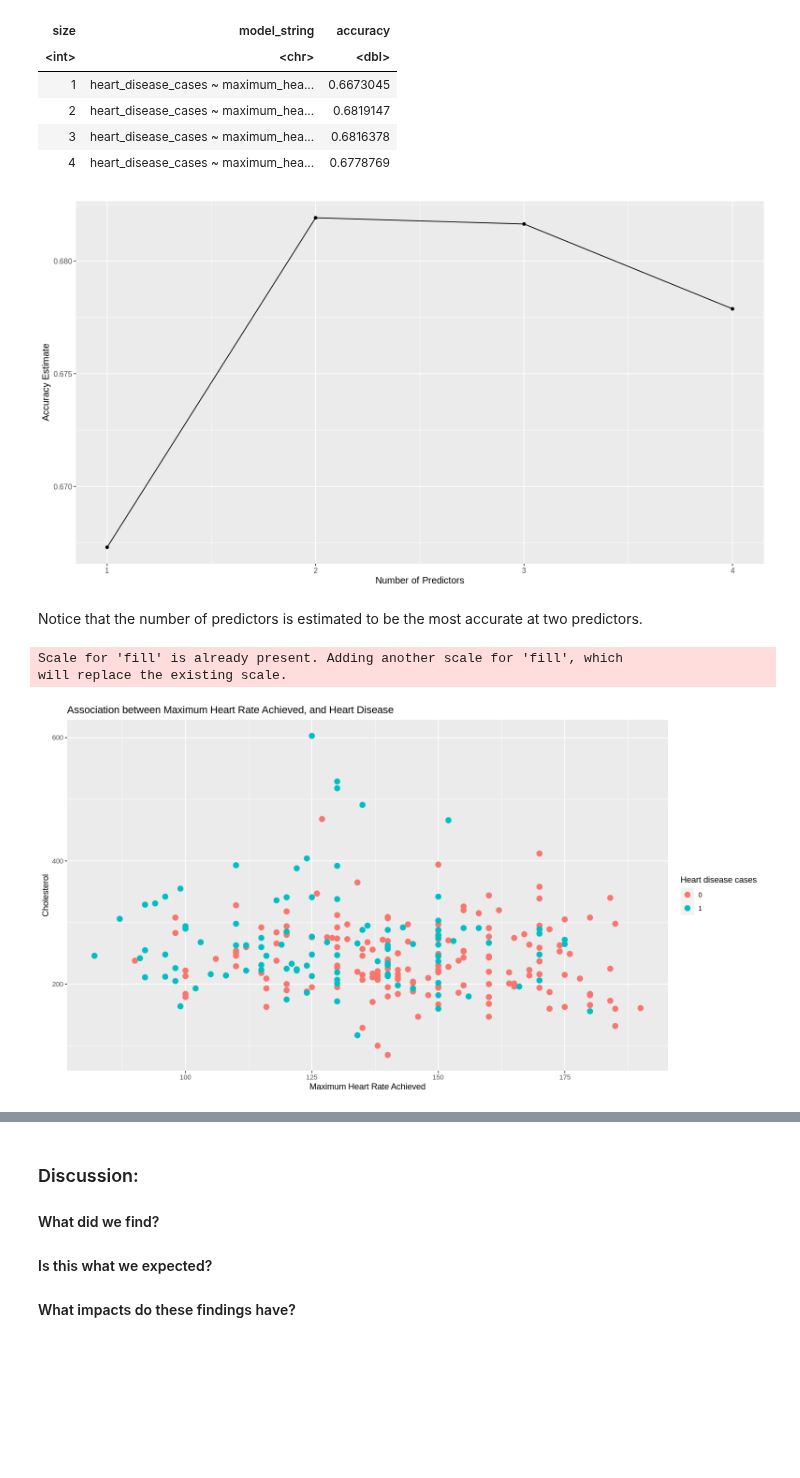
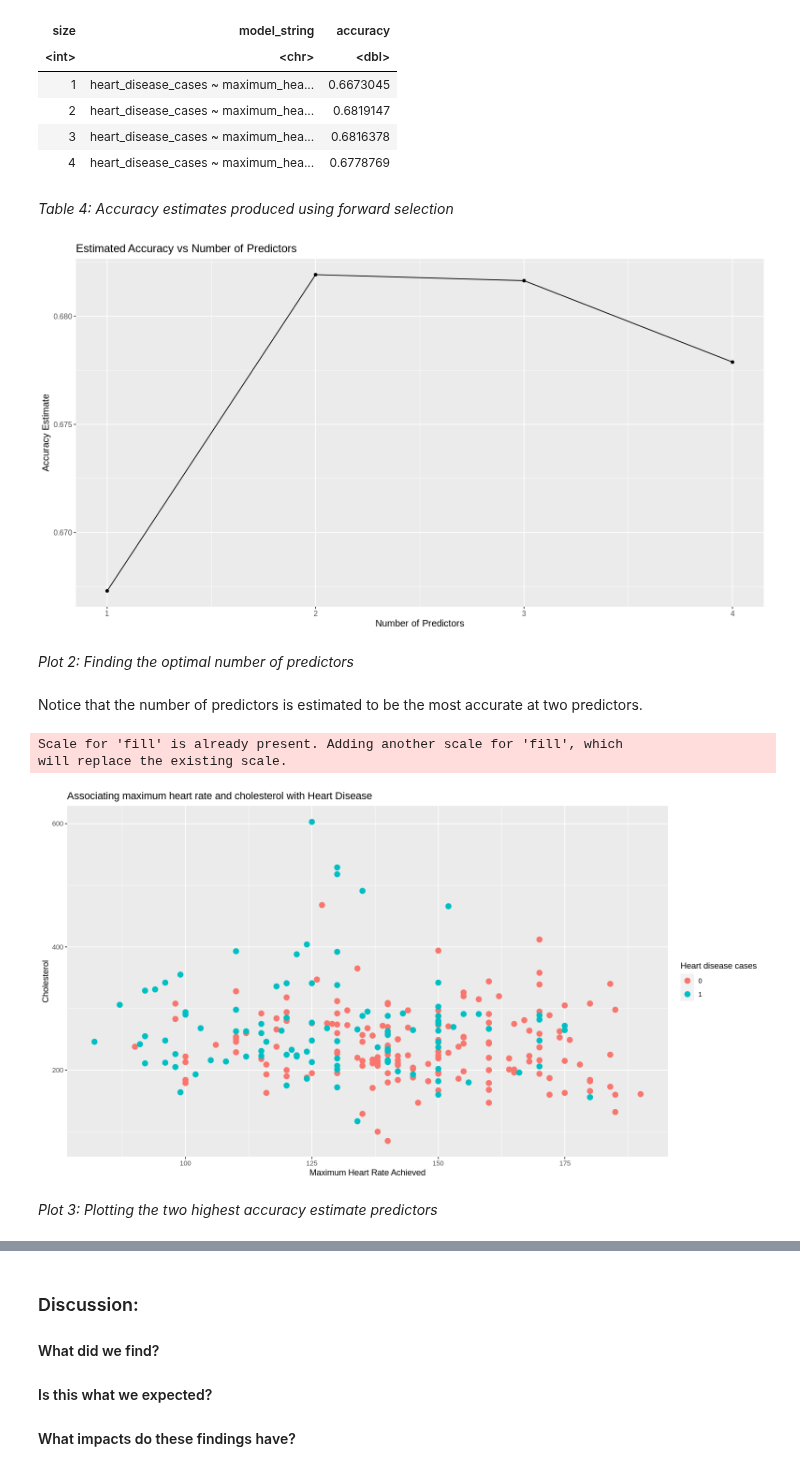
Before and after one commit to jaden-lai/DSCI-100-006-21, a Jupyter notebook: project_final.ipynb, the cells around one changed output, grey strips where cells are left out. Saved outputs shown, nothing was run; the diff lists cells and outputs as text; code cells hidden in the pictures; blank space fills up the shorter version.

Commit message:
Figure numbers and methods added

```diff
--- a/project_final.ipynb
+++ b/project_final.ipynb
@@ -127,10 +133,6 @@ From reading the graph there seems to be no real relationship between the variab
 ##### Forward Selection:
 We begin our analysis by finding the most accurate model and best predictors for heart disease, hence, our reason for performing the forward selection process. We first extract the column names, and then create an empty tibble to store the results.
 # %%
-heart_disease_hungarian <- heart_disease_hungarian |>
-                        select(heart_disease_cases, age, resting_blood_pressure, maximum_heart_rate_achieved, cholesterol)
-heart_disease_hungarian
-
 names <- colnames(heart_disease_hungarian |> select(-heart_disease_cases))
 
 accuracies <- tibble(size = integer(),
@@ -213,16 +204,20 @@ A tibble: 4 × 3
 | 2 | heart_disease_cases ~ maximum_hea... | 0.6819147 |
 | 3 | heart_disease_cases ~ maximum_hea... | 0.6816378 |
 | 4 | heart_disease_cases ~ maximum_hea... | 0.6778769 |
+# %% [markdown]
+*Table 4: Accuracy estimates produced using forward selection*
 # %%
 accuracy_vs_k <- ggplot(accuracies, aes(x = size, y = accuracy)) +
   geom_point() +
   geom_line() +
-  labs(x = "Number of Predictors", y = "Accuracy Estimate") +
+  labs(x = "Number of Predictors", y = "Accuracy Estimate", title = "Estimated Accuracy vs Number of Predictors") +
   theme(text = element_text(size = 12))
 
 accuracy_vs_k
 # %% [output]
-[figure, old version]
+[figure, new version]
+# %% [markdown]
+*Plot 2: Finding the optimal number of predictors*
 # %% [markdown]
 Notice that the number of predictors is estimated to be the most accurate at two predictors.
 # %%
@@ -231,7 +226,7 @@ options(repr.plot.width = 13, repr.plot.height = 7)
 heart_disease_plot_best <- heart_disease_hungarian |>
     ggplot(aes(x = maximum_heart_rate_achieved, y = cholesterol, color = heart_disease_cases)) +
         geom_point(size = 3) +
-        labs(x = "Maximum Heart Rate Achieved", y = "Cholesterol", color = "Heart disease cases", title = "Association between Maximum Heart Rate Achieved, and Heart Disease")
+        labs(x = "Maximum Heart Rate Achieved", y = "Cholesterol", color = "Heart disease cases", title = "Associating maximum heart rate and cholesterol with Heart Disease")
 
 heart_disease_plot <- heart_disease_plot +
        scale_fill_brewer(palette = "YlOrRd")
@@ -239,4 +234,6 @@ heart_disease_plot_best
 # %% [output]
 Scale for 'fill' is already present. Adding another scale for 'fill', which
 will replace the existing scale.
-[figure, old version]
+[figure, new version]
+# %% [markdown]
+*Plot 3: Plotting the two highest accuracy estimate predictors*
```
Also changed, not shown: parts of 21 cells of this notebook.
